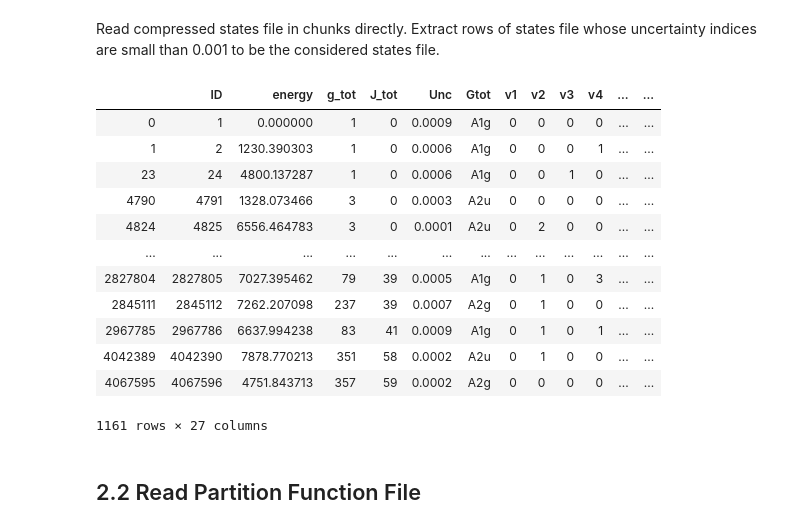
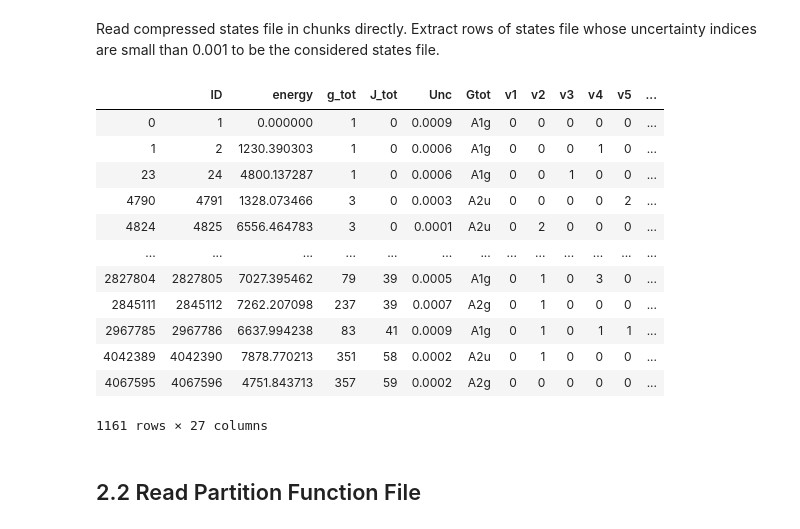
Before and after one commit to Beryl-Jingxin/ExoMolHR-MScProject, a Jupyter notebook: project/code/ipynb_with_sample_output/C2H2.ipynb, the cells around one changed output. Drawn from its saved outputs; the diff is of its cells as text; code cells hidden in the pictures.

```diff
--- a/project/code/ipynb_with_sample_output/C2H2.ipynb
+++ b/project/code/ipynb_with_sample_output/C2H2.ipynb
@@ -125,33 +125,34 @@ Read compressed states file in chunks directly. Extract rows of states file whos
 # %%
 s_df = dict()
 states_df = pd.DataFrame()
 states_filenames = glob.glob(read_path + path_mol_iso + '/' + path_mol_iso.split('/')[1]
                              + '__' + path_mol_iso.split('/')[2] + '.states.bz2')
 
 for states_filename in states_filenames:
     s_df[states_filename] = pd.read_csv(states_filename, compression='bz2', sep='\s+',
                                         header=None, names=states_col_name,
                                         chunksize=100_000_000, iterator=True,
                                         low_memory=False)
     for chunk in s_df[states_filename]:
         states_df = states_df.append(chunk)
 
 # Extract rows of states file whose uncertainty indices are small than 0.001.
 unc_states_df = states_df[states_df['Unc'] < float(0.001)]
+pd.set_option("display.max_columns",30)
 unc_states_df
 # %% [output]
-|  | ID | energy | g_tot | J_tot | Unc | Gtot | v1 | v2 | v3 | v4 | ... | ... |
-| 0 | 1 | 0.000000 | 1 | 0 | 0.0009 | A1g | 0 | 0 | 0 | 0 | ... | ... |
-| 1 | 2 | 1230.390303 | 1 | 0 | 0.0006 | A1g | 0 | 0 | 0 | 1 | ... | ... |
-| 23 | 24 | 4800.137287 | 1 | 0 | 0.0006 | A1g | 0 | 0 | 1 | 0 | ... | ... |
-| 4790 | 4791 | 1328.073466 | 3 | 0 | 0.0003 | A2u | 0 | 0 | 0 | 0 | ... | ... |
-| 4824 | 4825 | 6556.464783 | 3 | 0 | 0.0001 | A2u | 0 | 2 | 0 | 0 | ... | ... |
+|  | ID | energy | g_tot | J_tot | Unc | Gtot | v1 | v2 | v3 | v4 | v5 | ... |
+| 0 | 1 | 0.000000 | 1 | 0 | 0.0009 | A1g | 0 | 0 | 0 | 0 | 0 | ... |
+| 1 | 2 | 1230.390303 | 1 | 0 | 0.0006 | A1g | 0 | 0 | 0 | 1 | 0 | ... |
+| 23 | 24 | 4800.137287 | 1 | 0 | 0.0006 | A1g | 0 | 0 | 1 | 0 | 0 | ... |
+| 4790 | 4791 | 1328.073466 | 3 | 0 | 0.0003 | A2u | 0 | 0 | 0 | 0 | 2 | ... |
+| 4824 | 4825 | 6556.464783 | 3 | 0 | 0.0001 | A2u | 0 | 2 | 0 | 0 | 0 | ... |
 | ... | ... | ... | ... | ... | ... | ... | ... | ... | ... | ... | ... | ... |
-| 2827804 | 2827805 | 7027.395462 | 79 | 39 | 0.0005 | A1g | 0 | 1 | 0 | 3 | ... | ... |
-| 2845111 | 2845112 | 7262.207098 | 237 | 39 | 0.0007 | A2g | 0 | 1 | 0 | 0 | ... | ... |
-| 2967785 | 2967786 | 6637.994238 | 83 | 41 | 0.0009 | A1g | 0 | 1 | 0 | 1 | ... | ... |
-| 4042389 | 4042390 | 7878.770213 | 351 | 58 | 0.0002 | A2u | 0 | 1 | 0 | 0 | ... | ... |
-| 4067595 | 4067596 | 4751.843713 | 357 | 59 | 0.0002 | A2g | 0 | 0 | 0 | 0 | ... | ... |
+| 2827804 | 2827805 | 7027.395462 | 79 | 39 | 0.0005 | A1g | 0 | 1 | 0 | 3 | 0 | ... |
+| 2845111 | 2845112 | 7262.207098 | 237 | 39 | 0.0007 | A2g | 0 | 1 | 0 | 0 | 0 | ... |
+| 2967785 | 2967786 | 6637.994238 | 83 | 41 | 0.0009 | A1g | 0 | 1 | 0 | 1 | 1 | ... |
+| 4042389 | 4042390 | 7878.770213 | 351 | 58 | 0.0002 | A2u | 0 | 1 | 0 | 0 | 0 | ... |
+| 4067595 | 4067596 | 4751.843713 | 357 | 59 | 0.0002 | A2g | 0 | 0 | 0 | 0 | 0 | ... |
 1161 rows × 27 columns
 # %% [markdown]
 ## 2.2 Read Partition Function File
```
Also changed, not shown: 41 other files.
